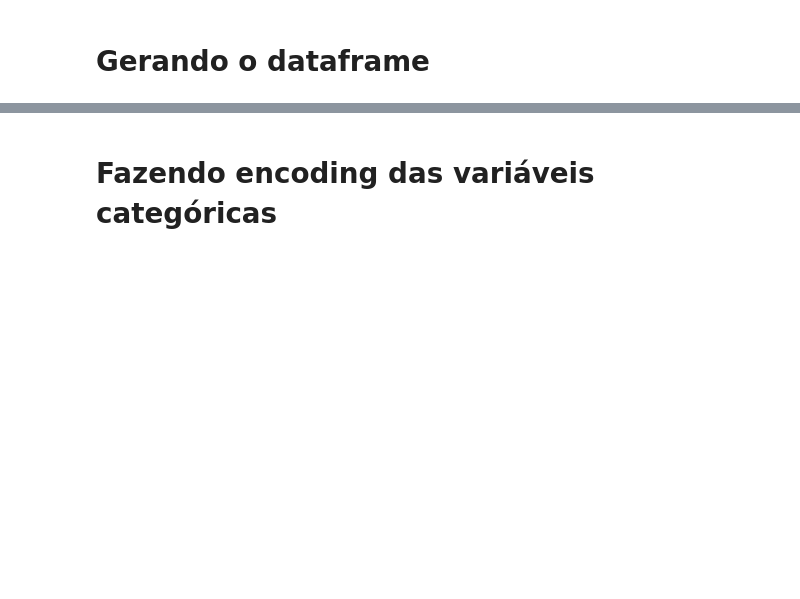
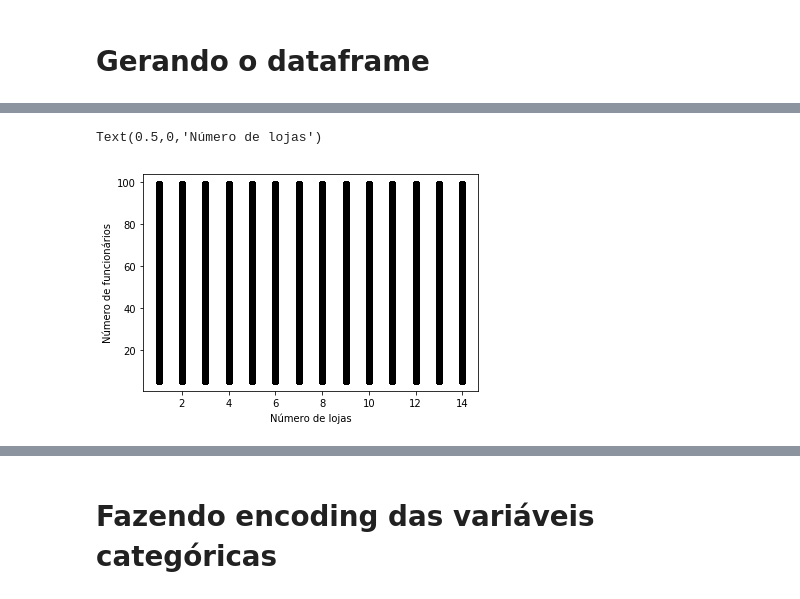
Before and after one commit to leportella/outlier-analysis, a Jupyter notebook: outlier-analysis.ipynb, the cells around one changed output, grey strips where cells are left out. Cells and saved outputs as stored; diff of their text form; code cells hidden in the pictures; blank space fills up the shorter version.

```diff
--- a/outlier-analysis.ipynb
+++ b/outlier-analysis.ipynb
@@ -40,3 +41,10 @@ df['num_lojas'] = np.random.randint(0,10, df.shape[0])
+# %%
+plt.scatter(df.num_lojas, df.num_funcionarios, c='black')
+plt.ylabel('Número de funcionários')
+plt.xlabel('Número de lojas')
+# %% [output]
+Text(0.5,0,'Número de lojas')
+[figure, added]
 # %%
 df.head()
 # %% [output]
```
Also changed, not shown: parts of 7 cells of this notebook.
